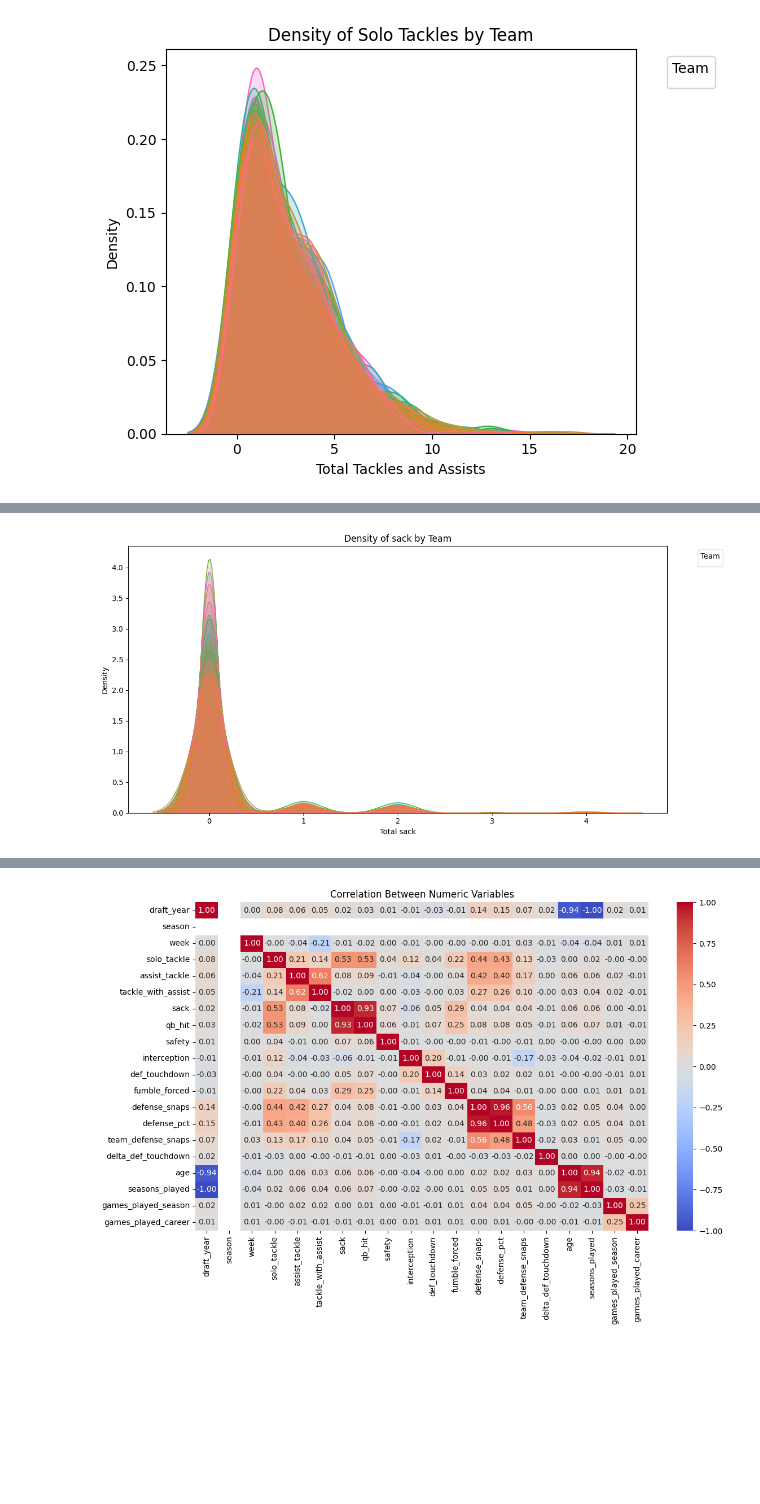
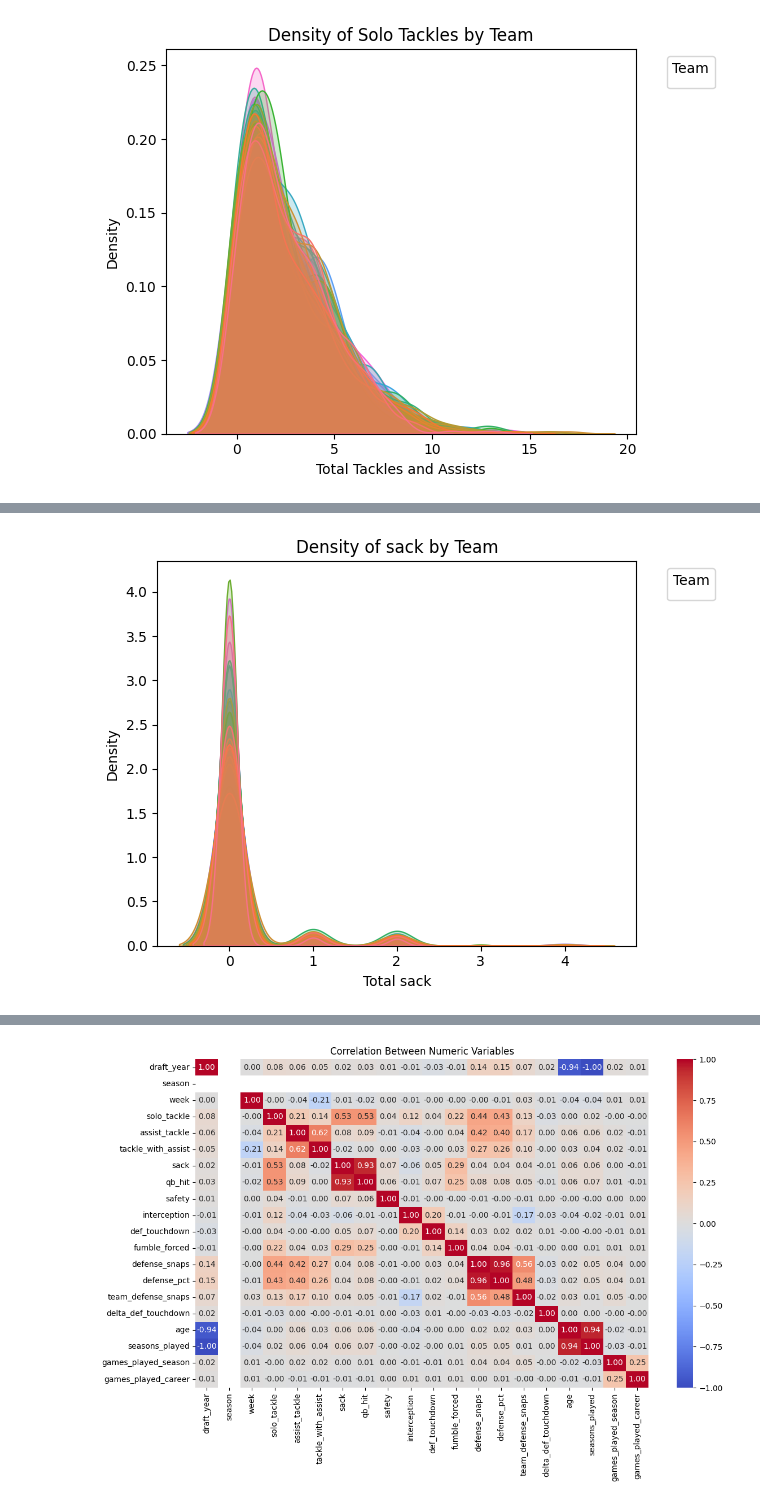
Before and after one commit to Ejaramillo1/nfl_ml_project, a Jupyter notebook: notebook/data/EDA_NFL.ipynb, the cells around one changed output, grey strips where cells are left out. Cells and saved outputs as stored; diff of their text form; code cells hidden in the pictures; blank space fills up the shorter version.

```diff
--- a/notebook/data/EDA_NFL.ipynb
+++ b/notebook/data/EDA_NFL.ipynb
@@ -660,20 +656,19 @@ plt.show()
 # %%
-plt.figure(figsize=(12, 6))
 
 sns.kdeplot(
     data=wdf_off_2024,
     x='interception',
     hue='team',
     common_norm=False,
     fill=True
 )
 
 plt.title('Density of sack by Team')
 plt.xlabel('Total sack')
 plt.ylabel('Density')
 plt.legend(title='Team', bbox_to_anchor=(1.05, 1), loc='upper left')
 plt.tight_layout()
 plt.show()
 # %% [output]
-[figure, old version]
+[figure, new version]
 # %%
```
Also changed, not shown: parts of 28 cells of this notebook, 1 other file.
